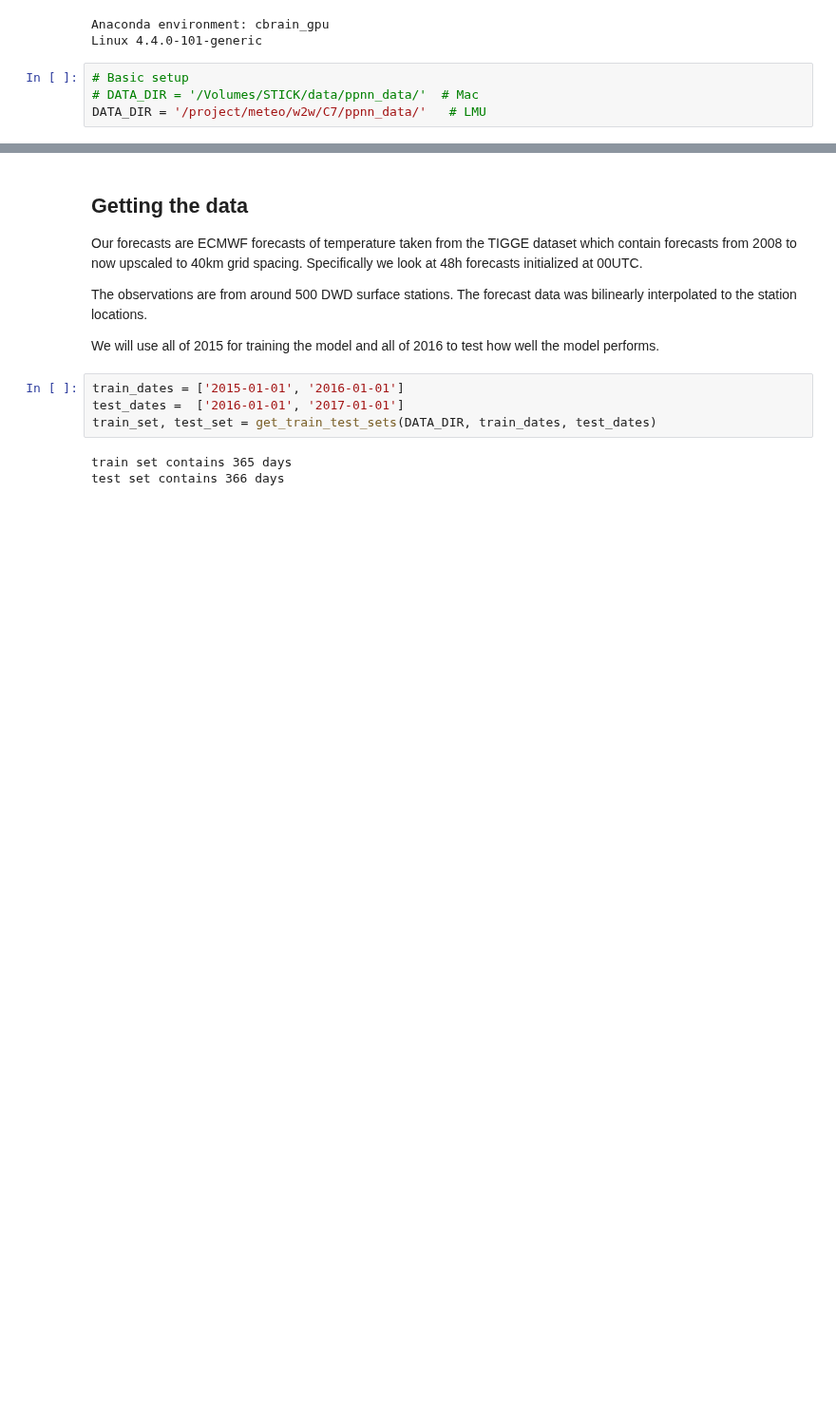
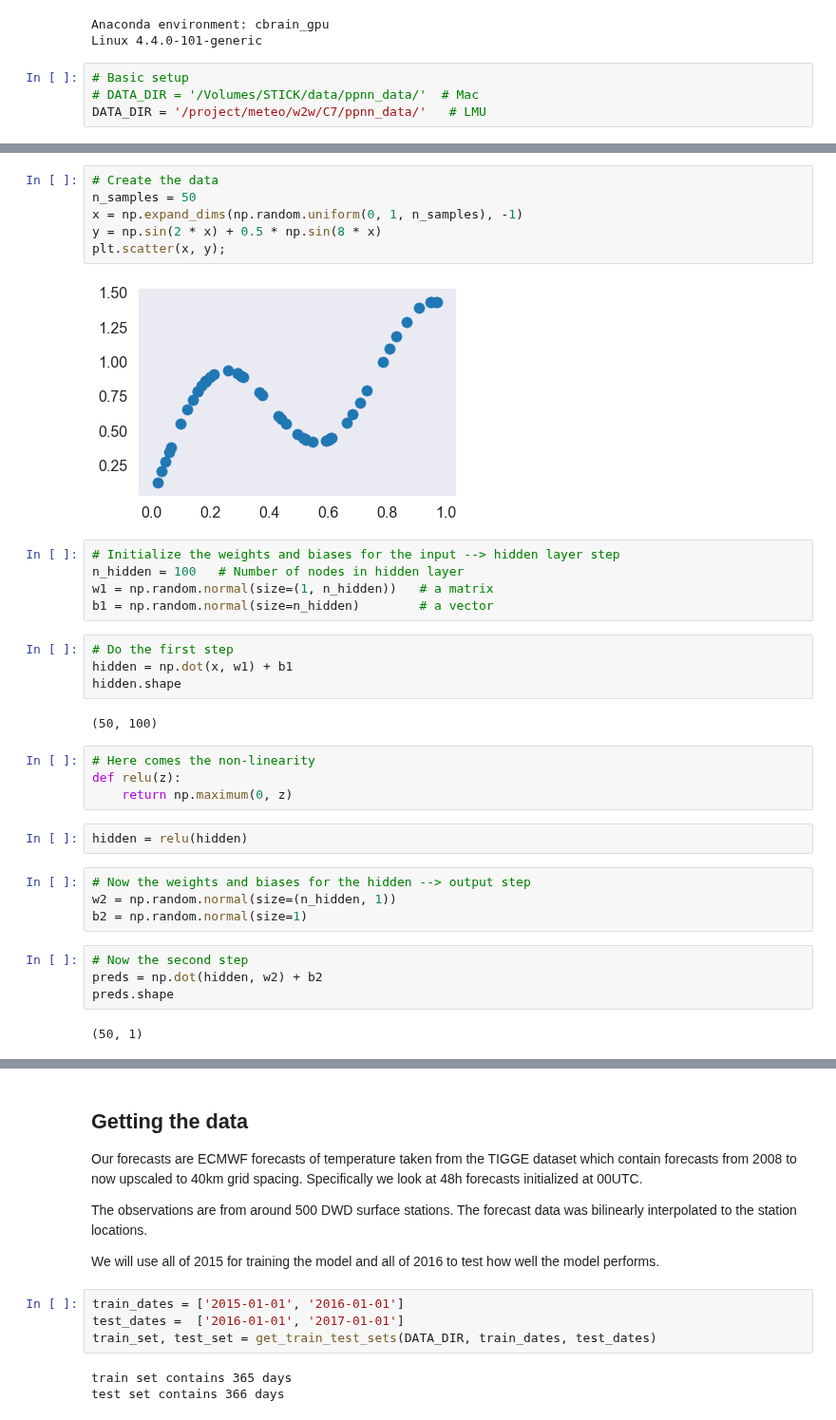
Before and after one commit to slerch/ppnn, a Jupyter notebook: nn_postprocessing/notebooks/presentation_notebook.ipynb, the cells around one changed output, grey strips where cells are left out. Shown at 95% size. Cells and saved outputs as stored; diff of their text form; blank space fills up the shorter version.

```diff
--- a/nn_postprocessing/notebooks/presentation_notebook.ipynb
+++ b/nn_postprocessing/notebooks/presentation_notebook.ipynb
@@ -196,0 +50,35 @@ array([[ 3.23453558],
+# %%
+# Create the data
+n_samples = 50
+x = np.expand_dims(np.random.uniform(0, 1, n_samples), -1)
+y = np.sin(2 * x) + 0.5 * np.sin(8 * x)
+plt.scatter(x, y);
+# %% [output]
+[figure, added]
+# %%
+# Initialize the weights and biases for the input --> hidden layer step
+n_hidden = 100   # Number of nodes in hidden layer
+w1 = np.random.normal(size=(1, n_hidden))   # a matrix
+b1 = np.random.normal(size=n_hidden)        # a vector
+# %%
+# Do the first step
+hidden = np.dot(x, w1) + b1
+hidden.shape
+# %% [output]
+(50, 100)
+# %%
+# Here comes the non-linearity
+def relu(z):
+    return np.maximum(0, z)
+# %%
+hidden = relu(hidden)
+# %%
+# Now the weights and biases for the hidden --> output step
+w2 = np.random.normal(size=(n_hidden, 1))
+b2 = np.random.normal(size=1)
+# %%
+# Now the second step
+preds = np.dot(hidden, w2) + b2
+preds.shape
+# %% [output]
+(50, 1)
```
Also changed, not shown: parts of 48 cells of this notebook, 1 other file.
